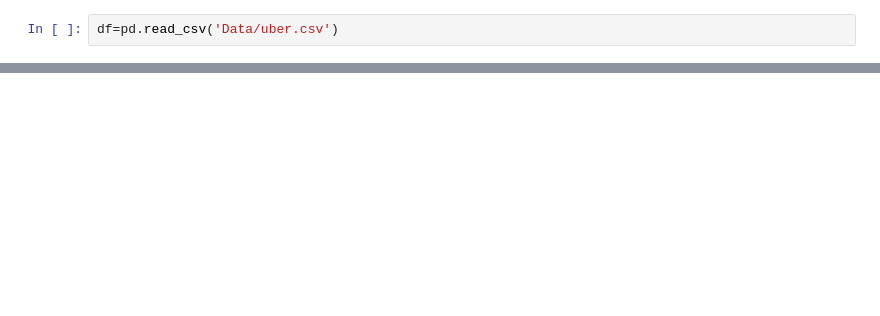
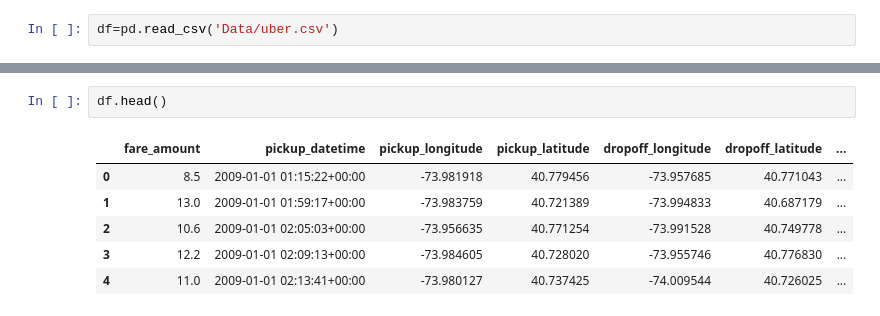
Before and after one commit to alorenzoti/Uber_proyect, a Jupyter notebook: EDA_uber.ipynb, the cells around one changed output, grey strips where cells are left out. Saved outputs shown, nothing was run; the diff lists cells and outputs as text; blank space fills up the shorter version.

```diff
--- a/EDA_uber.ipynb
+++ b/EDA_uber.ipynb
@@ -14,0 +123,9 @@ df.head()
+# %%
+df.head()
+# %% [output]
+|  | fare_amount | pickup_datetime | pickup_longitude | pickup_latitude | dropoff_longitude | dropoff_latitude | ... |
+| 0 | 8.5 | 2009-01-01 01:15:22+00:00 | -73.981918 | 40.779456 | -73.957685 | 40.771043 | ... |
+| 1 | 13.0 | 2009-01-01 01:59:17+00:00 | -73.983759 | 40.721389 | -73.994833 | 40.687179 | ... |
+| 2 | 10.6 | 2009-01-01 02:05:03+00:00 | -73.956635 | 40.771254 | -73.991528 | 40.749778 | ... |
+| 3 | 12.2 | 2009-01-01 02:09:13+00:00 | -73.984605 | 40.728020 | -73.955746 | 40.776830 | ... |
+| 4 | 11.0 | 2009-01-01 02:13:41+00:00 | -73.980127 | 40.737425 | -74.009544 | 40.726025 | ... |
```
Also changed, not shown: parts of 19 cells of this notebook.
